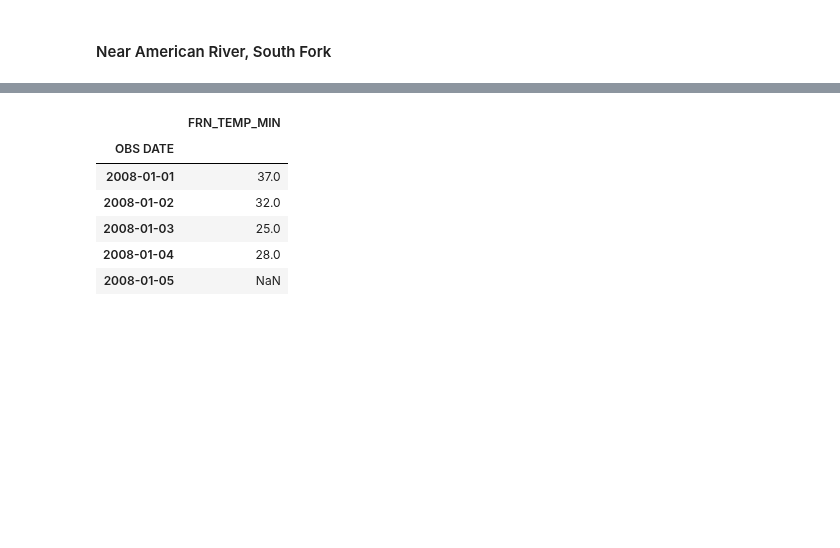
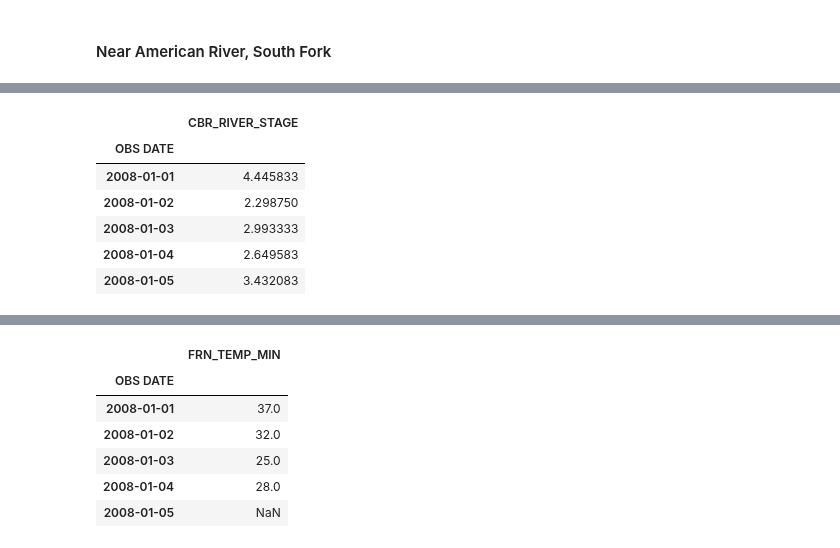
Before and after one commit to lauren-alexandra/basin-inflow-dnn, a Jupyter notebook: weather-informed-reservoir-operation.ipynb, the cells around one changed output, grey strips where cells are left out. Cells and saved outputs as stored; diff of their text form; code cells hidden in the pictures; blank space fills up the shorter version.

```diff
--- a/weather-informed-reservoir-operation.ipynb
+++ b/weather-informed-reservoir-operation.ipynb
@@ -367,0 +345,20 @@ CBR_RIVER_DISCHARGE_DATA.head()
+# %%
+### AMERICAN RIVER AT CHILI BAR (CBR) ###
+# Elevation: 931 ft
+
+# RIVER STAGE, FEET (hourly)
+CBR_RIVER_STAGE_DATA = pd.read_excel(f'{DATA_PATH}/CDEC_Water_Data/CBR/CBR_1.xlsx')
+CBR_RIVER_STAGE_DF = prepare_station_df(CBR_RIVER_STAGE_DATA, hourly=True)
+
+# Reset value name for df merge
+CBR_RIVER_STAGE_DF.rename(columns={"VALUE": "CBR_RIVER_STAGE"}, inplace=True)
+
+CBR_RIVER_STAGE_DF.head()
+# %% [output]
+|  | CBR_RIVER_STAGE |
+| OBS DATE |  |
+| 2008-01-01 | 4.445833 |
+| 2008-01-02 | 2.298750 |
+| 2008-01-03 | 2.993333 |
+| 2008-01-04 | 2.649583 |
+| 2008-01-05 | 3.432083 |
```
Also changed, not shown: parts of 32 cells of this notebook.
